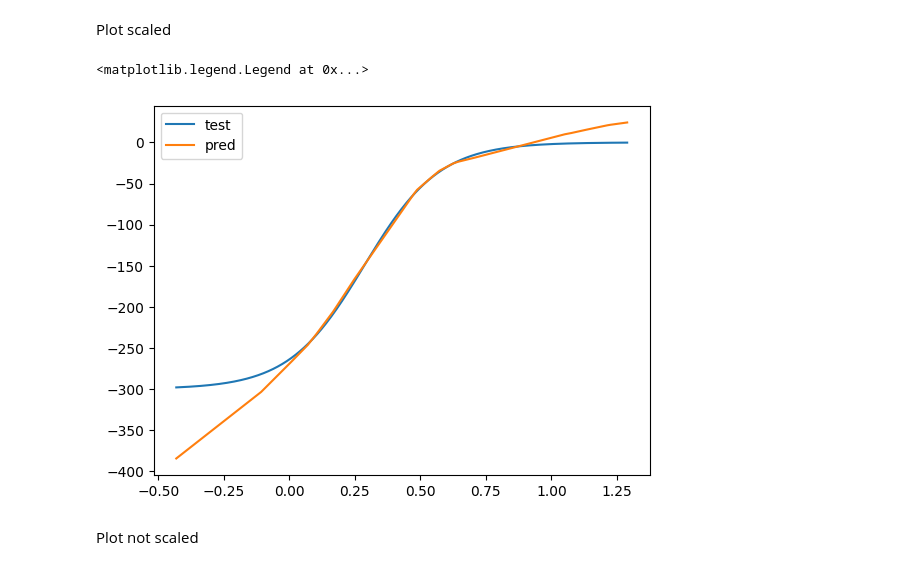
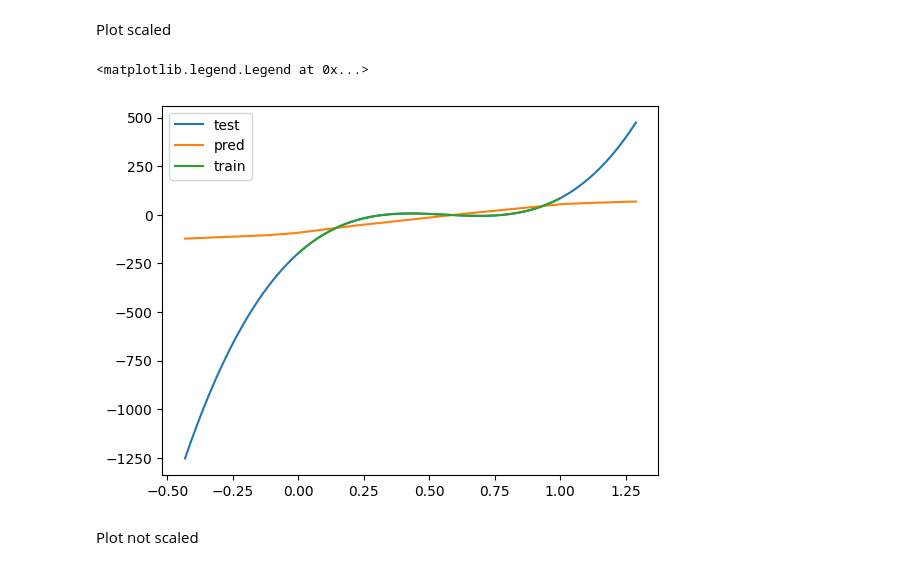
Before and after one commit to Bieslaw/NeuronProject, a Jupyter notebook: Projekt1_test1.ipynb, the cells around one changed output. Drawn from its saved outputs; the diff is of its cells as text; code cells hidden in the pictures.

```diff
--- a/Projekt1_test1.ipynb
+++ b/Projekt1_test1.ipynb
@@ -25,6 +25,11 @@ def relu(x):
 def relu_d(relu_val):
     return 0 if relu_val <= 0 else 1
 
+def tanh(x):
+    return np.tanh(x)
+
+def tanh_d(tanh_val):
+    return 1 - tanh_val**2
 
 def softmax(outputs):
     exp_outputs = [math.exp(o) for o in outputs]
@@ -91,8 +96,11 @@ class NeuralNet:
         elif activation_f == "relu":
             act_f = relu
             act_f_d = relu_d
+        elif activation_f == "tanh":
+            act_f = tanh
+            act_f_d = tanh_d
         else:
-            print("Allowed activation_function values are {'sigmoid', 'relu'}")
+            print("Allowed activation_function values are {'sigmoid', 'relu', 'tanh'}")
             return
 
         self.rng = np.random.default_rng(seed)
@@ -227,11 +235,3 @@ def evaluate_model_class(model, X, Y):
     Y_pred = [model.predict_regre(x)  for x in X]
     MSE = sum([(y_pred - y-1)**2 for y_pred, y in zip(Y_pred,Y)]) / len(Y)
     return math.sqrt(MSE)
-# %%
-net = NeuralNet(hidden_layers=3,number_of_neurons_in_layer=3,input_dim=3)
-
-
-x = [2,3,6]
-y = 10
-net.train_regre([x], [y])
-net.predict_regre(x)
@@ -277,9 +285,9 @@ RMSE on test data 13.805885182591414
 # %%
 train_data = np.genfromtxt(
-    "./projekt1/regression/data.activation.train.1000.csv", delimiter=","
+    "./projekt1/regression/data.cube.train.1000.csv", delimiter=","
 )
 test_data = np.genfromtxt(
-    "./projekt1/regression/data.activation.test.1000.csv", delimiter=","
+    "./projekt1/regression/data.cube.test.1000.csv", delimiter=","
 )
 X_train = train_data[1:, 0]
 Y_train = train_data[1:, 1]
@@ -293,7 +301,7 @@ net = NeuralNet(
 )
 X_scaled = scale(X_train, minx, maxx)
 X_test_scaled = scale(X_test, minx, maxx)
-net.train_regre(X_scaled, Y_train, learning_rate=0.0001, epochs=1000, print_logs=True)
+net.train_regre(X_scaled, Y_train, learning_rate=0.0001, epochs=300, print_logs=True)
 
 print(f"RMSE on train data {evaluate_model_regre(net, X_scaled, Y_train)}")
 print(f"RMSE on test data {evaluate_model_regre(net, X_test_scaled, Y_test)}")
@@ -320,13 +355,14 @@ Plot scaled
 # %%
 
 import matplotlib.pyplot as plt
-ind = np.argsort(X_test_scaled)
+ind = np.argsort(X_train)
 plt.plot(X_test_scaled, Y_test, label = 'test')
 Y_pred = [net.predict_regre(x) for x in X_test_scaled]
 plt.plot(X_test_scaled, Y_pred, label = 'pred')
+plt.plot(X_scaled[ind], Y_train[ind], label = 'train')
 plt.legend()
 # %% [output]
 <matplotlib.legend.Legend at 0x...>
-[figure, old version]
+[figure, new version]
 # %% [markdown]
 Plot not scaled
```
Also changed, not shown: parts of 9 cells of this notebook, 9 other files.
